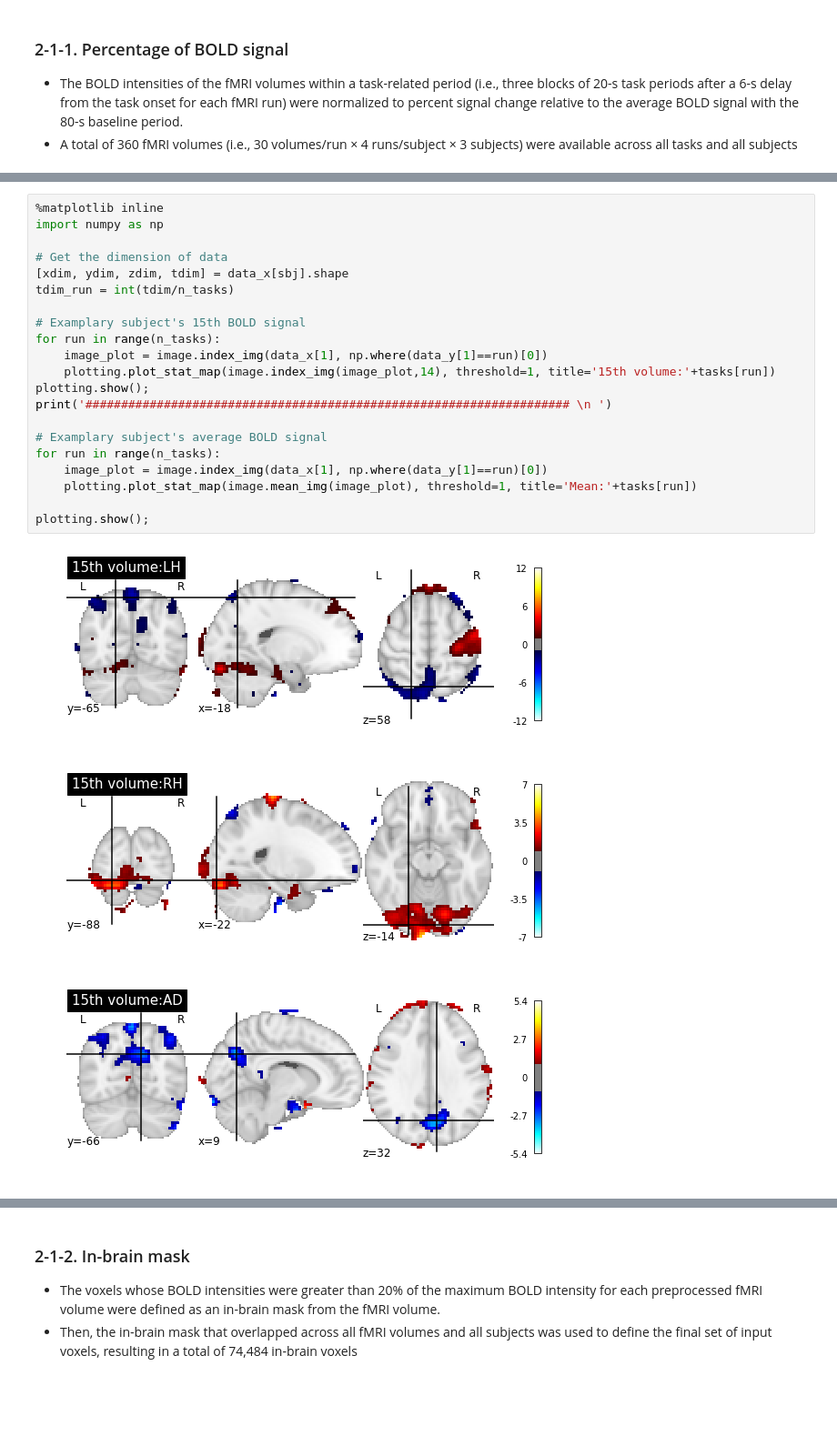
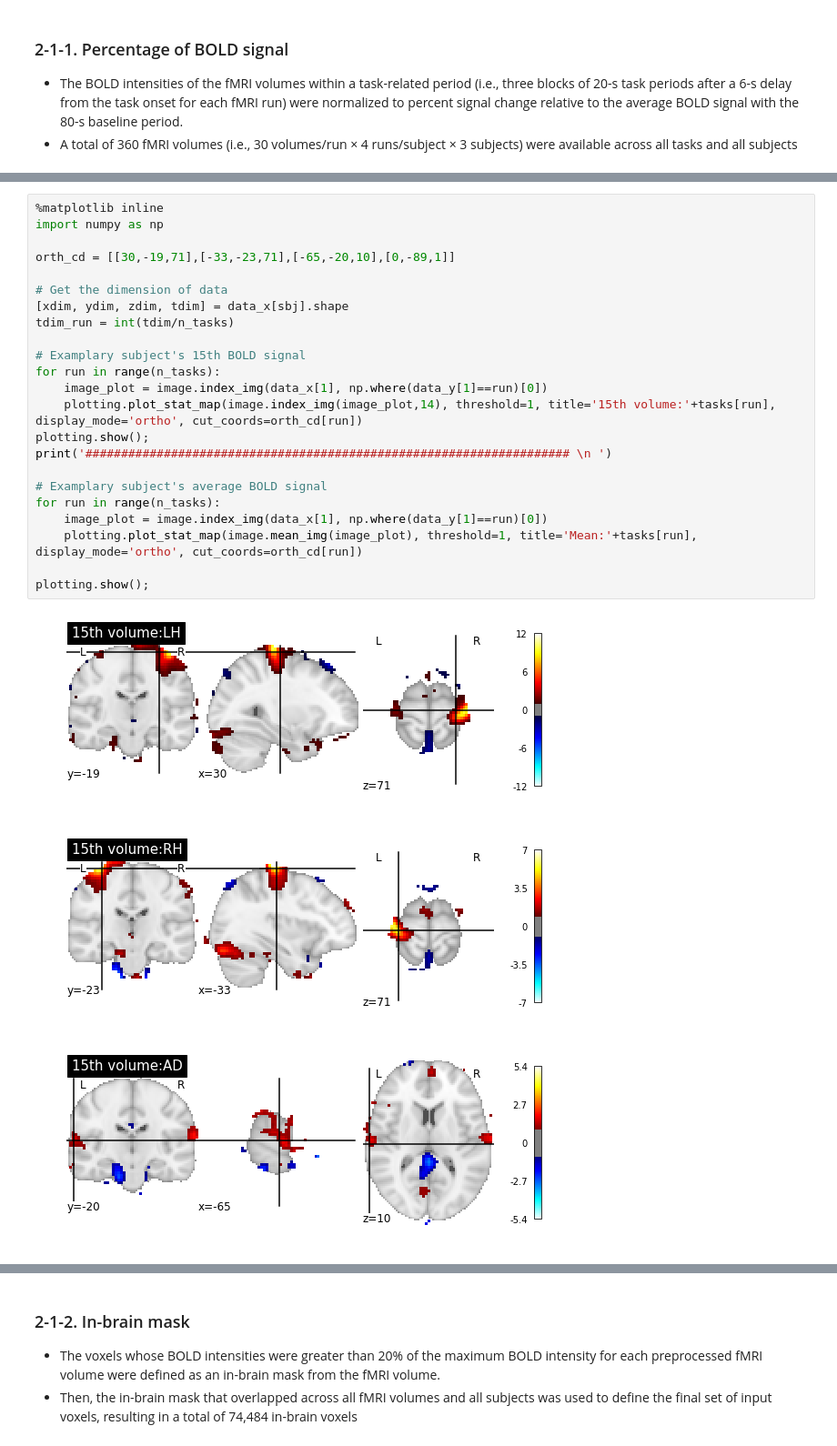
Before and after one commit to bsplku/KHBM2019_SummerSchool, a Jupyter notebook: Classification_of_fMRI_volume/dnnwsp_hsp_tensorflow.ipynb, the cells around one changed output, grey strips where cells are left out. Shown at 91% size. Cells and saved outputs as stored; diff of their text form; blank space fills up the shorter version.

```diff
--- a/Classification_of_fMRI_volume/dnnwsp_hsp_tensorflow.ipynb
+++ b/Classification_of_fMRI_volume/dnnwsp_hsp_tensorflow.ipynb
@@ -120,25 +143,27 @@ Requirement already satisfied: numpy>=1.7.1 in /usr/local/lib/python3.6/dist-pac
 # %%
 %matplotlib inline
 import numpy as np
+
+orth_cd = [[30,-19,71],[-33,-23,71],[-65,-20,10],[0,-89,1]]
 
 # Get the dimension of data
 [xdim, ydim, zdim, tdim] = data_x[sbj].shape
 tdim_run = int(tdim/n_tasks)
 
 # Examplary subject's 15th BOLD signal
 for run in range(n_tasks):
     image_plot = image.index_img(data_x[1], np.where(data_y[1]==run)[0])
-    plotting.plot_stat_map(image.index_img(image_plot,14), threshold=1, title='15th volume:'+tasks[run])
+    plotting.plot_stat_map(image.index_img(image_plot,14), threshold=1, title='15th volume:'+tasks[run], display_mode='ortho', cut_coords=orth_cd[run])
 plotting.show();
 print('#################################################################### \n ')
 
 # Examplary subject's average BOLD signal
 for run in range(n_tasks):
     image_plot = image.index_img(data_x[1], np.where(data_y[1]==run)[0])
-    plotting.plot_stat_map(image.mean_img(image_plot), threshold=1, title='Mean:'+tasks[run])
+    plotting.plot_stat_map(image.mean_img(image_plot), threshold=1, title='Mean:'+tasks[run], display_mode='ortho', cut_coords=orth_cd[run])
 
 plotting.show();
 # %% [output]
-[figure, old version]
+[figure, new version]
-[figure, old version]
+[figure, new version]
-[figure, old version]
+[figure, new version]
```
Also changed, not shown: parts of 8 cells of this notebook.
